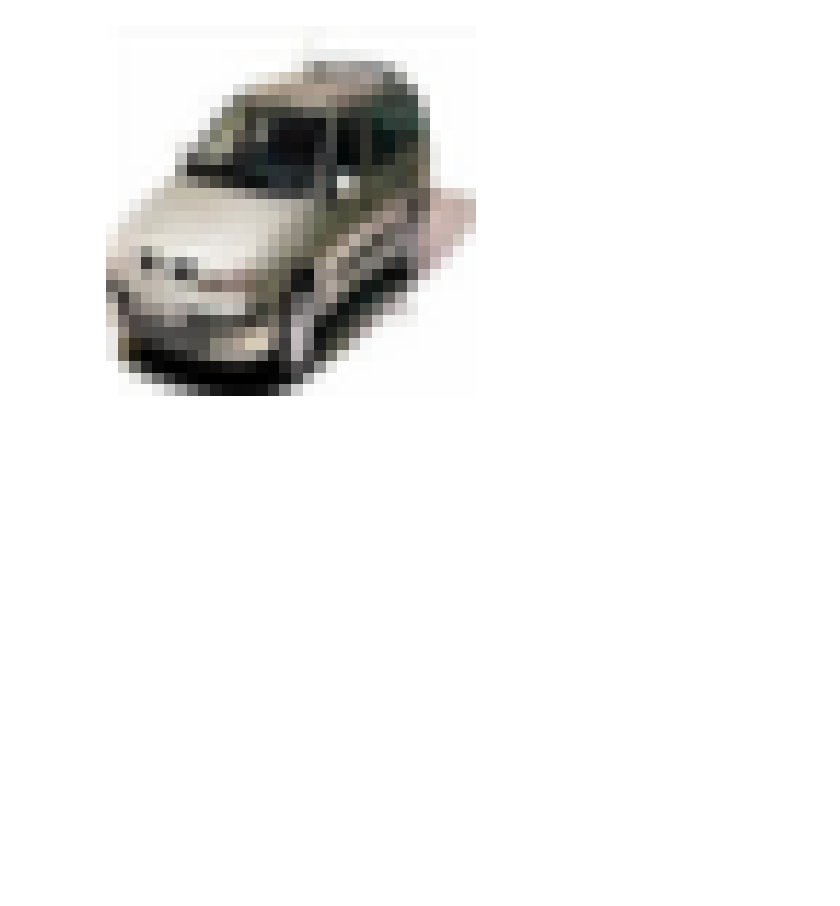
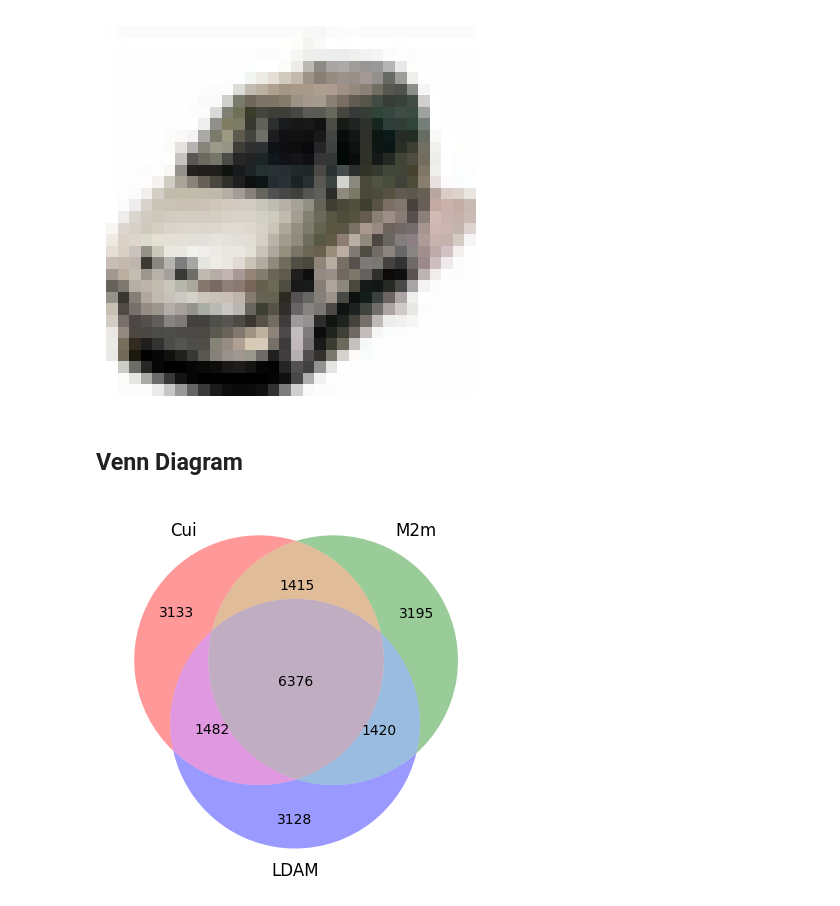
Before and after one commit to seungjaeryanlee/pure-noise, a Jupyter notebook: dataset_comparison.ipynb, the cells around one changed output. Cells and saved outputs as stored; diff of their text form; code cells hidden in the pictures; blank space fills up the shorter version.

```diff
--- a/dataset_comparison.ipynb
+++ b/dataset_comparison.ipynb
@@ -218,3 +218,12 @@ plot_chw(cifar10_images[only_cui_indices[13]], "only_cui.png")
 # %% [output]
 49186 1
 [figure]
+# %% [markdown]
+## Venn Diagram
+# %%
+from matplotlib_venn import venn3
+
+venn3([set(cui_indices), set(m2m_indices), set(ldam_indices)], ("Cui", "M2m", "LDAM"))
+plt.savefig("venn.png")
+# %% [output]
+[figure, added]
```
Also changed, not shown: parts of 1 cell of this notebook, 4 other files.
